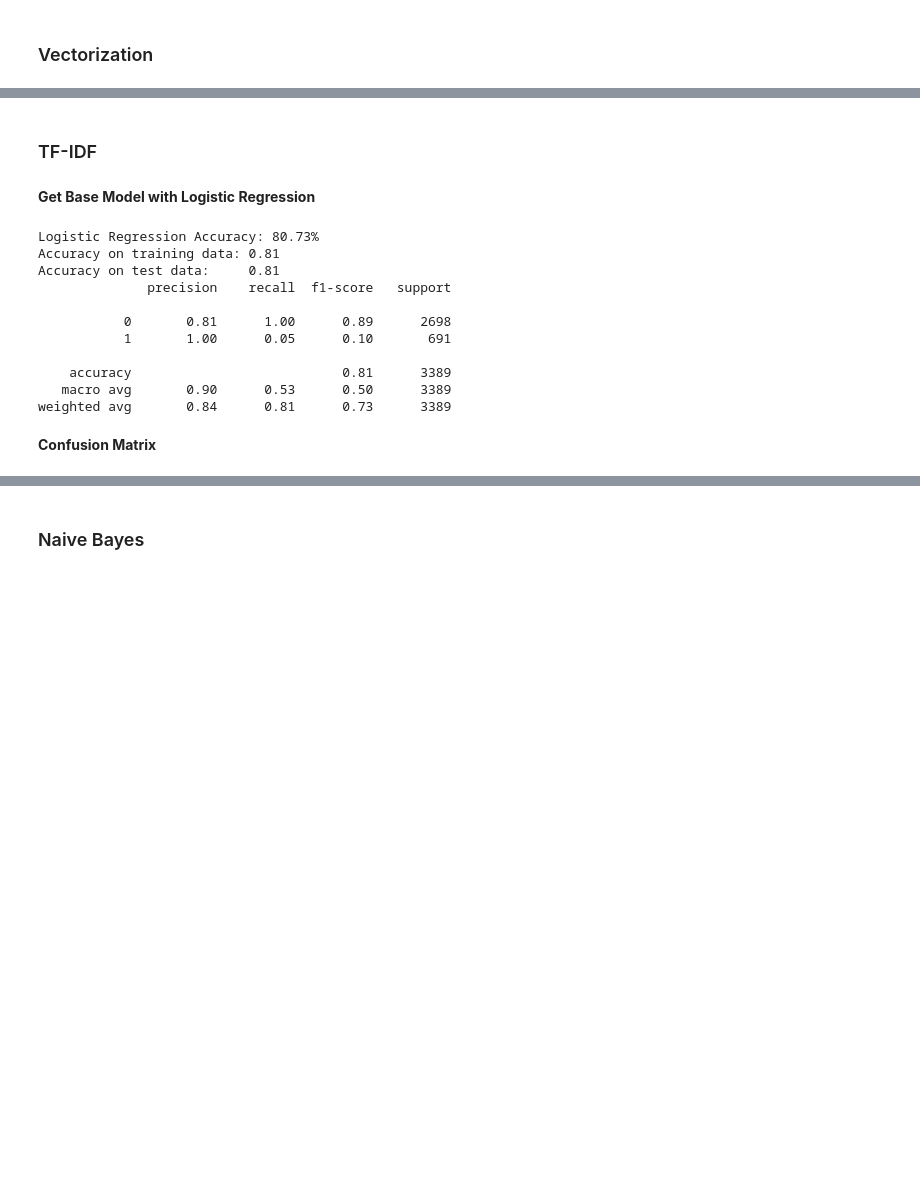
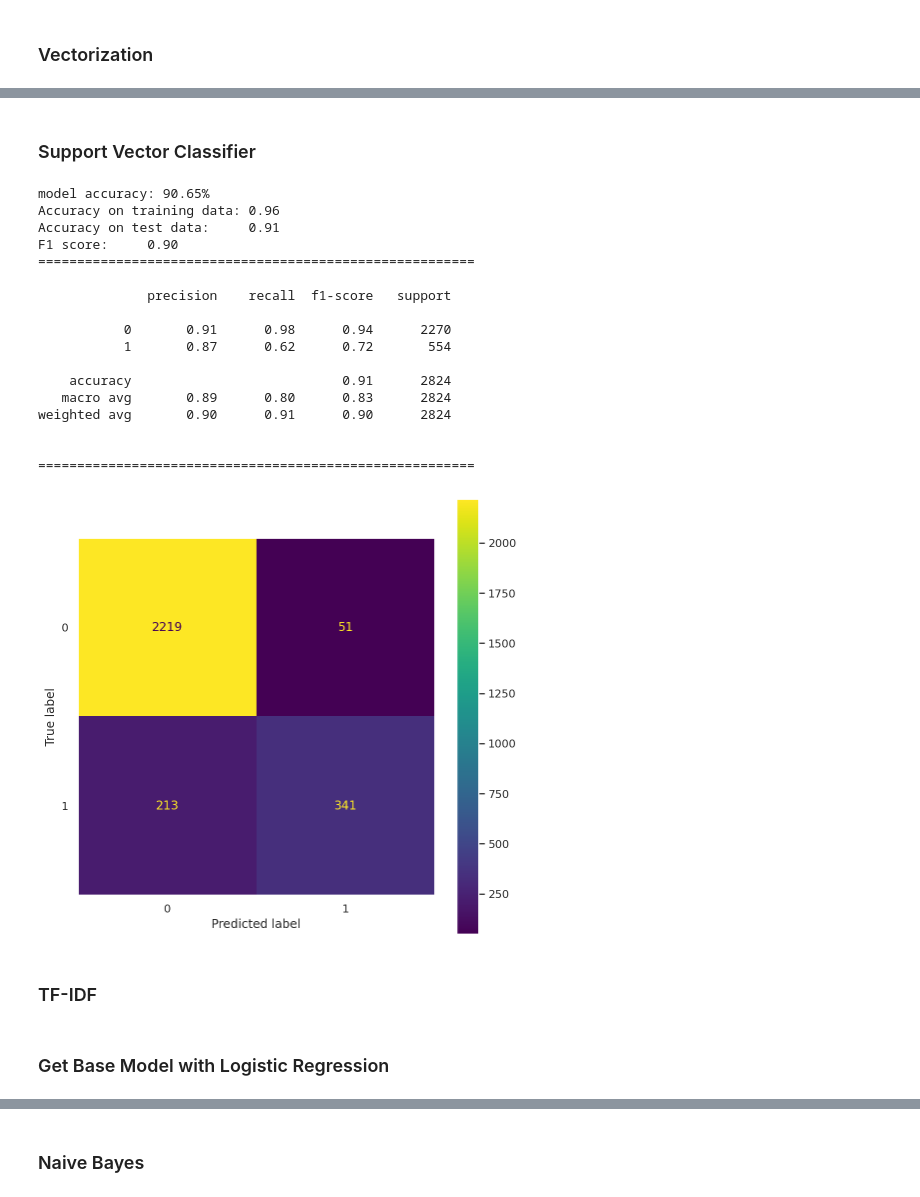
Before and after one commit to jadecebeci/Twitter-Sentiment-Analysis-on-Airlines, a Jupyter notebook: Preprocessing_and_Modeling.ipynb, the cells around one changed output, grey strips where cells are left out. Saved outputs shown, nothing was run; the diff lists cells and outputs as text; code cells hidden in the pictures; blank space fills up the shorter version.

```diff
--- a/Preprocessing_and_Modeling.ipynb
+++ b/Preprocessing_and_Modeling.ipynb
@@ -442,3 +479,27 @@ plt.grid(None)
+# %% [markdown]
+### Support Vector Classifier
+# %%
+svc_cv = svm.SVC().fit(X_train, y_train)
+evaluation(svc_cv ,X_train, X_test)
+# %% [output]
+model accuracy: 90.65%
+Accuracy on training data: 0.96
+Accuracy on test data:     0.91
+F1 score:     0.90
+========================================================
+
+              precision    recall  f1-score   support
+
+           0       0.91      0.98      0.94      2270
+           1       0.87      0.62      0.72       554
+
+    accuracy                           0.91      2824
+   macro avg       0.89      0.80      0.83      2824
+weighted avg       0.90      0.91      0.90      2824
+
+
+========================================================
+[figure, added]
 # %% [markdown]
 ### TF-IDF
 # %%
@@ -450,29 +512,2 @@ X_train, X_test, y_train, y_test = train_test_split(X, y, test_size=.30, random_
 # %% [markdown]
-**Get Base Model with Logistic Regression**
+### Get Base Model with Logistic Regression
-# %%
-logReg2 = LogisticRegression(max_iter=1000, C = 0.02).fit(X_train, y_train)
-y_pred = logReg2.predict(X_test)
-
-# Accuracy
-print("Logistic Regression Accuracy: %0.2f%%" % (100 * logReg2.score(X_test, y_test)))
-
-training_accuracy = logReg2.score(X_train, y_train)
-test_accuracy = logReg2.score(X_test, y_test)
-
-print("Accuracy on training data: %0.2f" % (training_accuracy))
-print("Accuracy on test data:     %0.2f" % (test_accuracy))
-print(classification_report(y_test,y_pred))
-# %% [output]
-Logistic Regression Accuracy: 80.73%
-Accuracy on training data: 0.81
-Accuracy on test data:     0.81
-              precision    recall  f1-score   support
-
-           0       0.81      1.00      0.89      2698
-           1       1.00      0.05      0.10       691
-
-    accuracy                           0.81      3389
-   macro avg       0.90      0.53      0.50      3389
-weighted avg       0.84      0.81      0.73      3389
-# %% [markdown]
-**Confusion Matrix**
```
Also changed, not shown: parts of 60 cells of this notebook.
